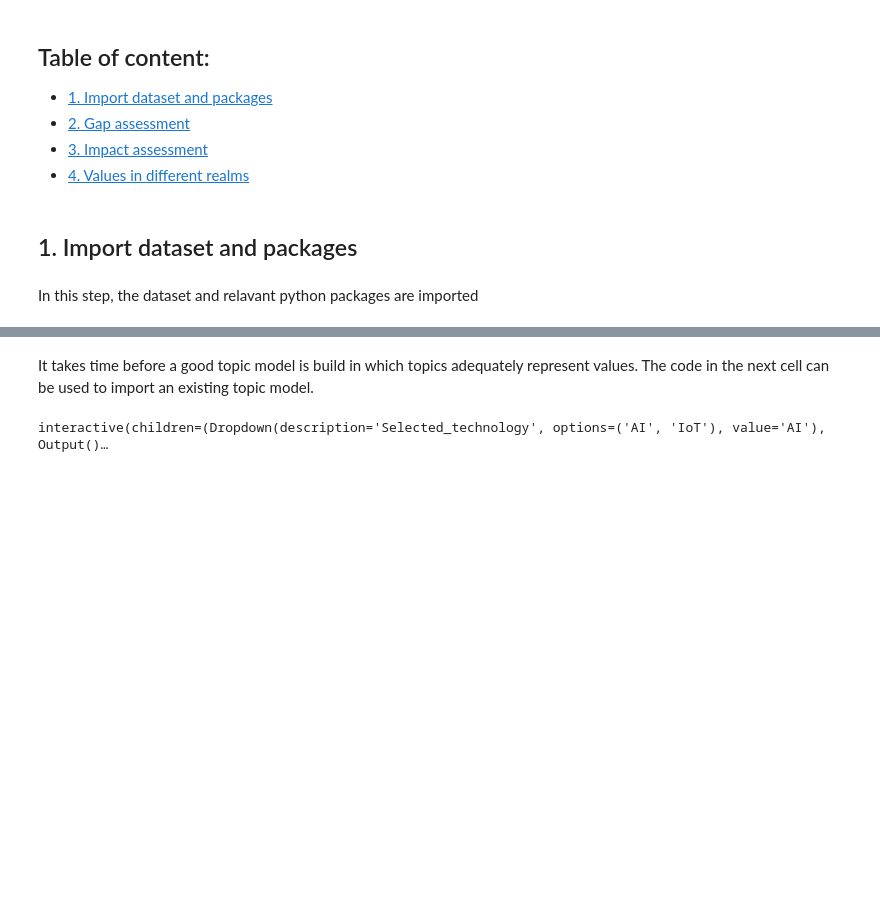
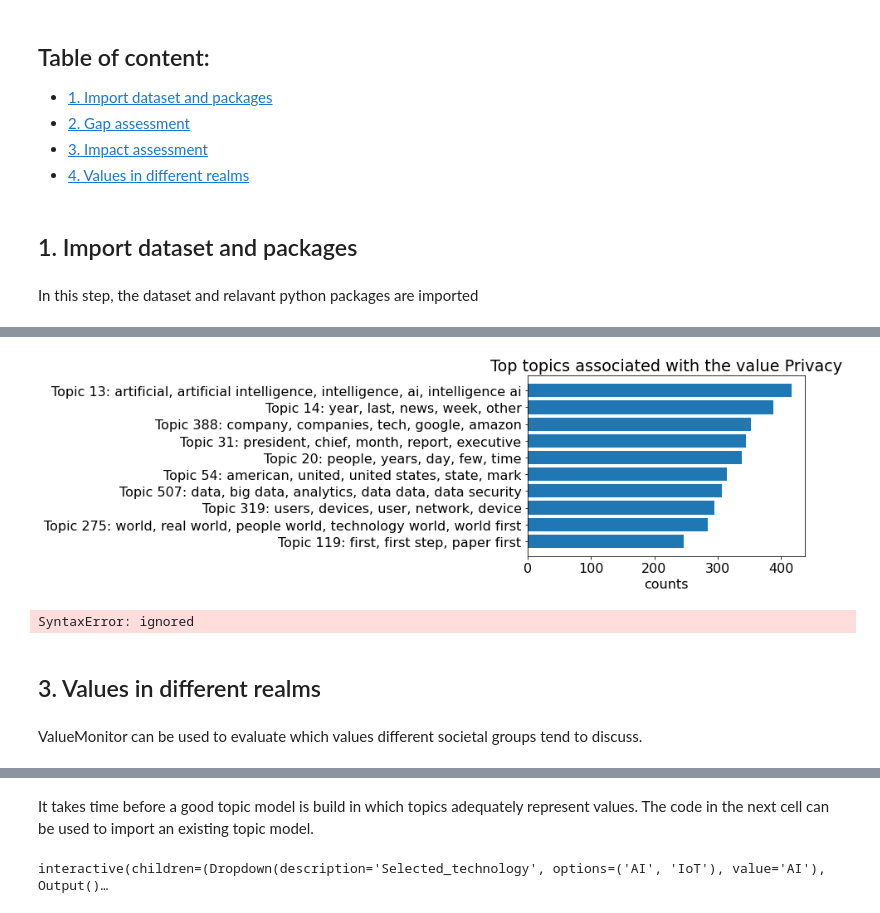
Before and after one commit to tristandewildt/ValueMonitor_Workshops, a Jupyter notebook: ValueMonitor_Workshop_use_existing_model.ipynb, the cells around one changed output, grey strips where cells are left out. Cells and saved outputs as stored; diff of their text form; code cells hidden in the pictures; blank space fills up the shorter version.

```diff
--- a/ValueMonitor_Workshop_use_existing_model.ipynb
+++ b/ValueMonitor_Workshop_use_existing_model.ipynb
@@ -61,15 +61,14 @@ from create_visualisation import *
 ''' Datasets'''
 
 !wget -q --show-progress --no-check-certificate 'https://docs.google.com/uc?export=download&id=12ZyryF8MbMYKuhIBEhUUvnvx43_cna56' -O dataset_ValueMonitor_prototype
-!wget -q --show-progress --no-check-certificate 'https://docs.google.com/uc?export=download&id=1-tg19xpRGShyICoyujfGq-SJTccqa4l0' -O list_topics
-!wget -q --show-progress --no-check-certificate 'https://docs.google.com/uc?export=download&id=1-ua31tRTmXsseitqQMR1G68AWLmhEO9E' -O topics_weights
+!wget -q --show-progress --no-check-certificate 'https://docs.google.com/uc?export=download&id=144rMxUYCfj-8GjOQNRz7LzoOAPMdMcnb' -O topics_weights
 !wget --load-cookies /tmp/cookies.txt "https://docs.google.com/uc?export=download&confirm=$(wget --quiet --save-cookies /tmp/cookies.txt --keep-session-cookies --no-check-certificate 'https://docs.google.com/uc?export=download&id=12_EoLJLL_wjc8n1Az3wudsvaTgA605aK' -O- | sed -rn 's/.*confirm=([0-9A-Za-z_]+).*/\1\n/p')&id=12_EoLJLL_wjc8n1Az3wudsvaTgA605aK" -O combined_STOA_technologies_saved_topic_model && rm -rf /tmp/cookies.txt
+
+#https://drive.google.com/file/d/144rMxUYCfj-8GjOQNRz7LzoOAPMdMcnb/view?usp=sharing
 
 with open('dataset_ValueMonitor_prototype', "rb") as fh:
     df = pickle.load(fh)
-with open('list_topics', "rb") as fh:
-    list_topics = pickle.load(fh)
-with open('topics', "rb") as fh:
+with open('topics_weights', "rb") as fh:
     topics_weights = pickle.load(fh)
 with open('combined_STOA_technologies_saved_topic_model', "rb") as fh:
     combined_STOA_technologies_saved_topic_model = pickle.load(fh)
@@ -89,3 +137,3 @@ Requirement already satisfied: simple_colors in c:\anaconda3\lib\site-packages (
 # %%
-for topic in list_topics:
-  print(topic)
+for topic, words in dict_topics_weights.items():
+  print(str(topic)+": "+str(words))
@@ -91,0 +178,65 @@ for topic in list_topics:
+# %%
+import re
+
+# Bars chart
+top_topics_to_show = 10
+selected_value = "Privacy"  # 'Environmental Sustainability', 'Safety', 'Economic viability', 'Efficiency', 'Affordability'
+topics_to_remove_int = [416
+]
+
+'''-----------------------------'''
+
+dict_values = {}
+counter = 0
+for value, words in dict_anchor_words.items():
+  dict_values[value]=counter
+  counter = counter + 1
+
+df_to_evaluate = df_with_topics
+df_to_evaluate = df_to_evaluate.loc[(df_to_evaluate[dict_values[selected_value]] == 1)]
+
+list_columns_on_topics = list(range(len(dict_anchor_words), len(topics_weights), 1))
+list_empty_topics = []
+for topic, words in topics_weights.items():
+  if len(words)==0:
+    topic_int = topic[topic.find('#')+len('#'):topic.rfind(')')]
+    list_empty_topics.append(int(topic_int))
+list_columns_on_topics = [x for x in list_columns_on_topics if x not in list_empty_topics]
+list_columns_on_topics = [x for x in list_columns_on_topics if x not in topics_to_remove_int]
+df_to_evaluate = df_to_evaluate[list_columns_on_topics]
+
+count_df_to_evaluate = df_to_evaluate.sum()
+count_df_to_evaluate = count_df_to_evaluate.sort_values(ascending=False)
+count_df_to_evaluate = count_df_to_evaluate[:top_topics_to_show]
+
+dict_dataset_short = count_df_to_evaluate.to_dict()
+dict_dataset_short_names = {}
+for topic_int, count in dict_dataset_short.items():
+  words_weights = topics_weights["Topic #"+str(topic_int)+"#"]
+  list_words_weights = "Topic "+str(topic_int)+": "+", ".join(list(words_weights.keys())[:5])
+  dict_dataset_short_names[list_words_weights]=count
+
+plt.barh(list(dict_dataset_short_names.keys()), list(dict_dataset_short_names.values()))
+plt.gca().invert_yaxis()
+
+plt.rcParams.update({'font.size': 16})
+plt.title('Top topics associated with the value '+str(selected_value))
+plt.xlabel('counts')
+plt.show()
+# %% [output]
+[figure, added]
+# %%
+def plot_print_sample_articles_topic(selected_value, selected_topic, show_full_text, size_sample):
+    show_extracts = True # True, False
+    #show_full_text  = True # True, False
+    df_to_evaluate = df_with_topics
+    df_to_evaluate = df_to_evaluate.loc[(df_to_evaluate[int(selected_topic)] == 1)]
+    print_sample_articles_topic(df_to_evaluate, dict_anchor_words, topics, selected_value, size_sample, window =10, show_extracts, show_full_text)
+
+interact(plot_print_sample_articles_topic, selected_value=[*dict_anchor_words], selected_topic=widgets.Text(), size_sample =(5,50, 5), show_full_text = widgets.Checkbox(value=False))
+# %% [output]
+SyntaxError: ignored
+# %% [markdown]
+## 3. Values in different realms
+# %% [markdown]
+ValueMonitor can be used to evaluate which values different societal groups tend to discuss.
```
Also changed, not shown: parts of 24 cells of this notebook.
